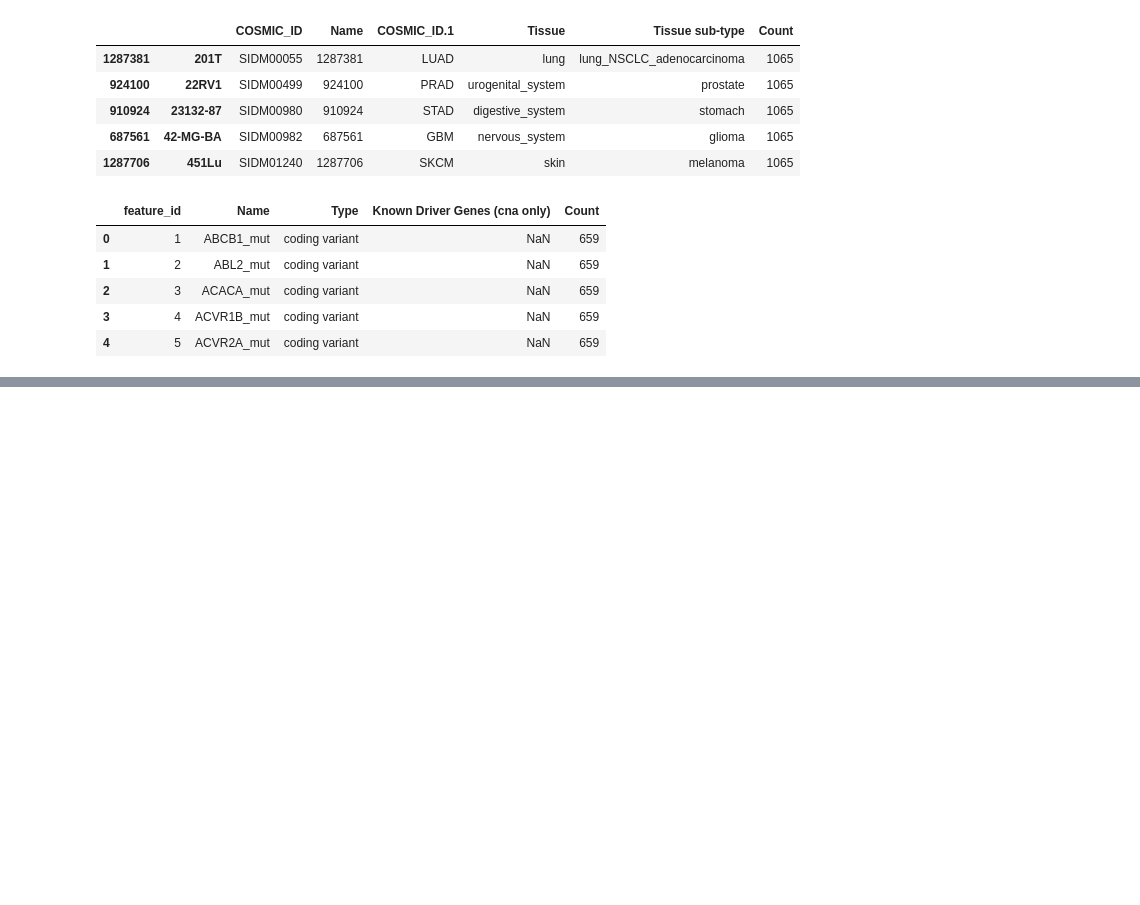
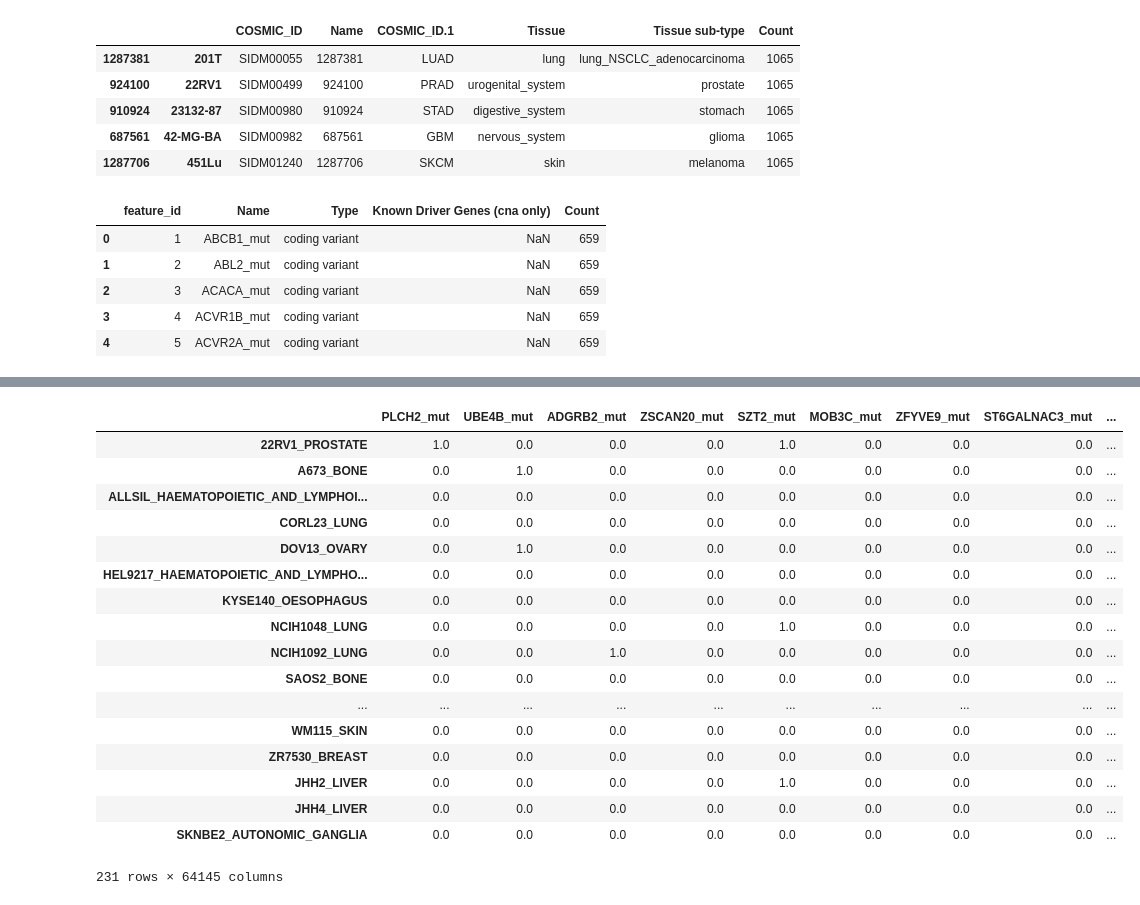
Before and after one commit to oskaradermecker/DataX_Drug_Response, a Jupyter notebook: Data Importation - GDSC.ipynb, the cells around one changed output, grey strips where cells are left out. Cells and saved outputs as stored; diff of their text form; code cells hidden in the pictures; blank space fills up the shorter version.

```diff
--- a/Data Importation - GDSC.ipynb
+++ b/Data Importation - GDSC.ipynb
@@ -216,0 +283,22 @@ alterations.head()
+# %%
+ML_matrix = ML_matrix.drop(ML_matrix[ML_matrix["Response"] == "medium"].index)
+ML_matrix
+# %% [output]
+|  | PLCH2_mut | UBE4B_mut | ADGRB2_mut | ZSCAN20_mut | SZT2_mut | MOB3C_mut | ZFYVE9_mut | ST6GALNAC3_mut | ... |
+| 22RV1_PROSTATE | 1.0 | 0.0 | 0.0 | 0.0 | 1.0 | 0.0 | 0.0 | 0.0 | ... |
+| A673_BONE | 0.0 | 1.0 | 0.0 | 0.0 | 0.0 | 0.0 | 0.0 | 0.0 | ... |
+| ALLSIL_HAEMATOPOIETIC_AND_LYMPHOI... | 0.0 | 0.0 | 0.0 | 0.0 | 0.0 | 0.0 | 0.0 | 0.0 | ... |
+| CORL23_LUNG | 0.0 | 0.0 | 0.0 | 0.0 | 0.0 | 0.0 | 0.0 | 0.0 | ... |
+| DOV13_OVARY | 0.0 | 1.0 | 0.0 | 0.0 | 0.0 | 0.0 | 0.0 | 0.0 | ... |
+| HEL9217_HAEMATOPOIETIC_AND_LYMPHO... | 0.0 | 0.0 | 0.0 | 0.0 | 0.0 | 0.0 | 0.0 | 0.0 | ... |
+| KYSE140_OESOPHAGUS | 0.0 | 0.0 | 0.0 | 0.0 | 0.0 | 0.0 | 0.0 | 0.0 | ... |
+| NCIH1048_LUNG | 0.0 | 0.0 | 0.0 | 0.0 | 1.0 | 0.0 | 0.0 | 0.0 | ... |
+| NCIH1092_LUNG | 0.0 | 0.0 | 1.0 | 0.0 | 0.0 | 0.0 | 0.0 | 0.0 | ... |
+| SAOS2_BONE | 0.0 | 0.0 | 0.0 | 0.0 | 0.0 | 0.0 | 0.0 | 0.0 | ... |
+| ... | ... | ... | ... | ... | ... | ... | ... | ... | ... |
+| WM115_SKIN | 0.0 | 0.0 | 0.0 | 0.0 | 0.0 | 0.0 | 0.0 | 0.0 | ... |
+| ZR7530_BREAST | 0.0 | 0.0 | 0.0 | 0.0 | 0.0 | 0.0 | 0.0 | 0.0 | ... |
+| JHH2_LIVER | 0.0 | 0.0 | 0.0 | 0.0 | 1.0 | 0.0 | 0.0 | 0.0 | ... |
+| JHH4_LIVER | 0.0 | 0.0 | 0.0 | 0.0 | 0.0 | 0.0 | 0.0 | 0.0 | ... |
+| SKNBE2_AUTONOMIC_GANGLIA | 0.0 | 0.0 | 0.0 | 0.0 | 0.0 | 0.0 | 0.0 | 0.0 | ... |
+231 rows × 64145 columns
```
Also changed, not shown: parts of 10 cells of this notebook.
